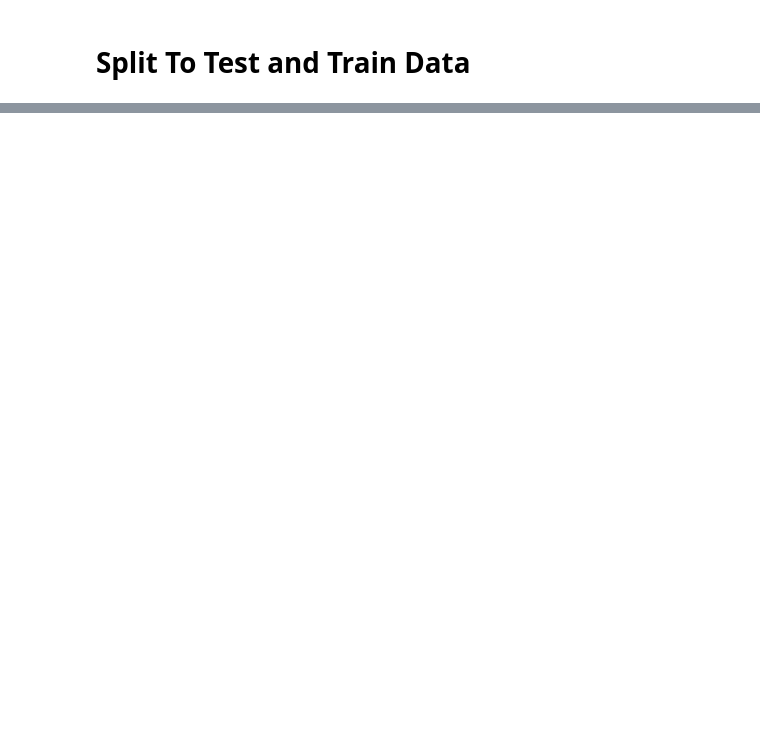
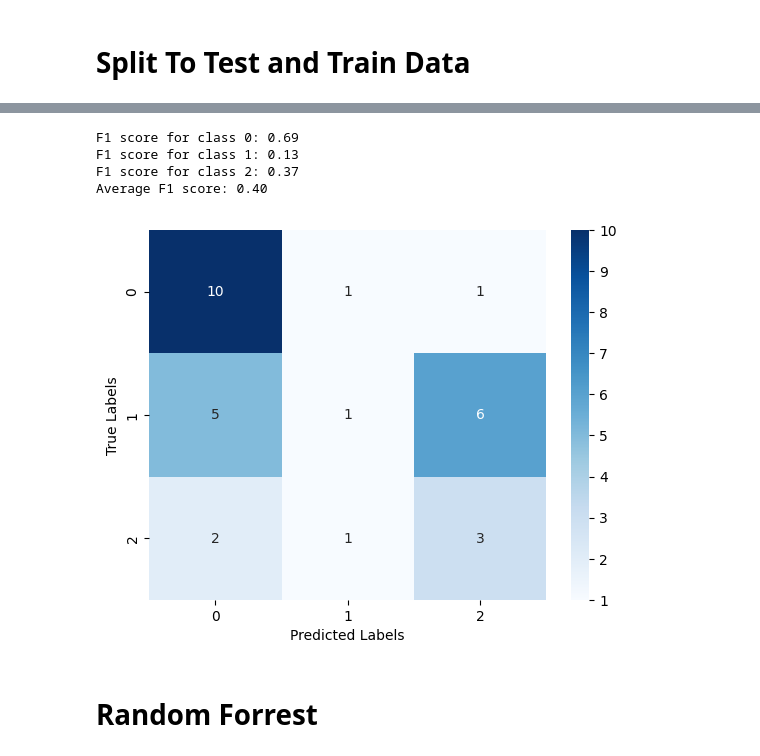
Before and after one commit to codened/DataStorm-4.0, a Jupyter notebook: stormingRoundDay_2/DataStorm_4_0 - Gunshumal.ipynb, the cells around one changed output, grey strips where cells are left out. Drawn from its saved outputs; the diff is of its cells as text; code cells hidden in the pictures; blank space fills up the shorter version.

```diff
--- a/stormingRoundDay_2/DataStorm_4_0 - Gunshumal.ipynb
+++ b/stormingRoundDay_2/DataStorm_4_0 - Gunshumal.ipynb
@@ -750,0 +647,2 @@ UploadShid.to_csv('Testing-datatoUpload.csv', index=False)
+# %%
+expected_df_XG=test_data[['shop_id', 'shop_profile']]
@@ -750,0 +665,3 @@ UploadShid.to_csv('Testing-datatoUpload.csv', index=False)
+# %%
+# group by 'group' column and calculate mode of 'value' column
+XG_res_mode_df = concatenated_df_XG_res.groupby('shop_id')['shop_profile'].apply(lambda x: x.mode()[0]).reset_index()
@@ -750,0 +688,3 @@ UploadShid.to_csv('Testing-datatoUpload.csv', index=False)
+# %%
+# group by 'group' column and calculate mode of 'value' column
+XG_exp_mode_df = expected_df_XG.groupby('shop_id')['shop_profile'].apply(lambda x: x.mode()[0]).reset_index()
@@ -750,0 +711,45 @@ UploadShid.to_csv('Testing-datatoUpload.csv', index=False)
+# %%
+# import necessary libraries
+import pandas as pd
+from sklearn.model_selection import train_test_split
+from sklearn.tree import DecisionTreeClassifier
+from sklearn.metrics import f1_score
+
+y_test=XG_exp_mode_df['shop_profile']
+y_pred=XG_res_mode_df['shop_profile']
+
+# calculate the F1 score for each class
+f1_class0 = f1_score(y_test, y_pred, labels=[1], average='weighted')
+f1_class1 = f1_score(y_test, y_pred, labels=[2], average='weighted')
+f1_class2 = f1_score(y_test, y_pred, labels=[3], average='weighted')
+
+# calculate the average F1 score
+f1_average = (f1_class0 + f1_class1 + f1_class2) / 3
+
+# print the results
+print(f"F1 score for class 0: {f1_class0:.2f}")
+print(f"F1 score for class 1: {f1_class1:.2f}")
+print(f"F1 score for class 2: {f1_class2:.2f}")
+print(f"Average F1 score: {f1_average:.2f}")
+# %% [output]
+F1 score for class 0: 0.69
+F1 score for class 1: 0.13
+F1 score for class 2: 0.37
+Average F1 score: 0.40
+# %%
+import seaborn as sns
+import matplotlib.pyplot as plt
+from sklearn.metrics import confusion_matrix
+
+# Assume y_true and y_pred are the true and predicted labels, respectively
+cm = confusion_matrix(y_test, y_pred)
+
+# Create a heatmap of the confusion matrix
+sns.heatmap(cm, annot=True, cmap="Blues", fmt="d")
+plt.xlabel("Predicted Labels")
+plt.ylabel("True Labels")
+plt.show()
+# %% [output]
+[figure, added]
+# %% [markdown]
+# Random Forrest
```
Also changed, not shown: parts of 95 cells of this notebook.
